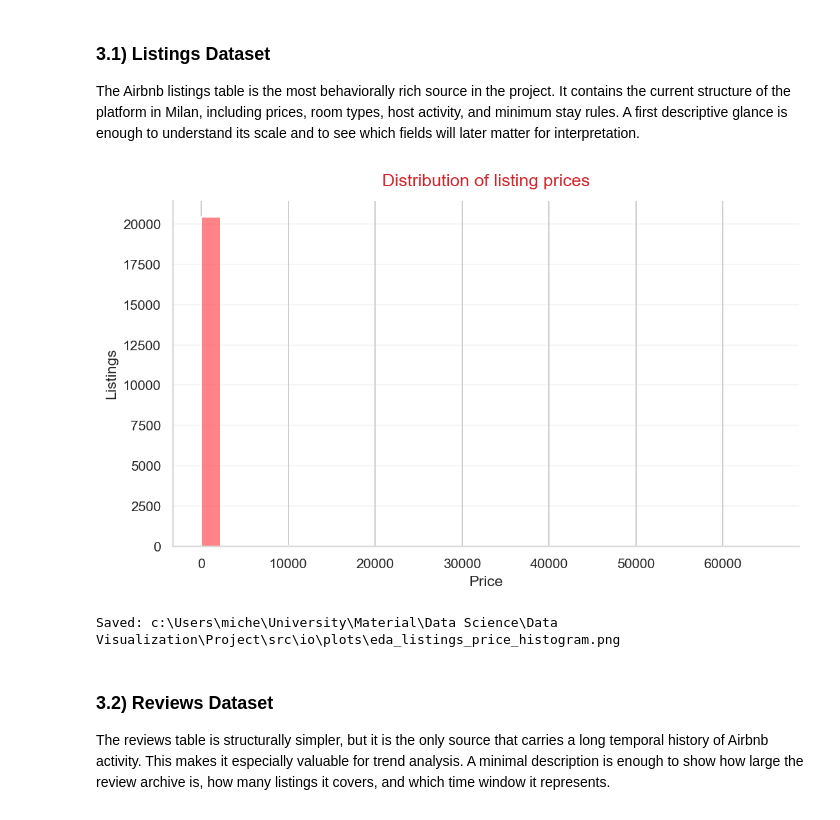
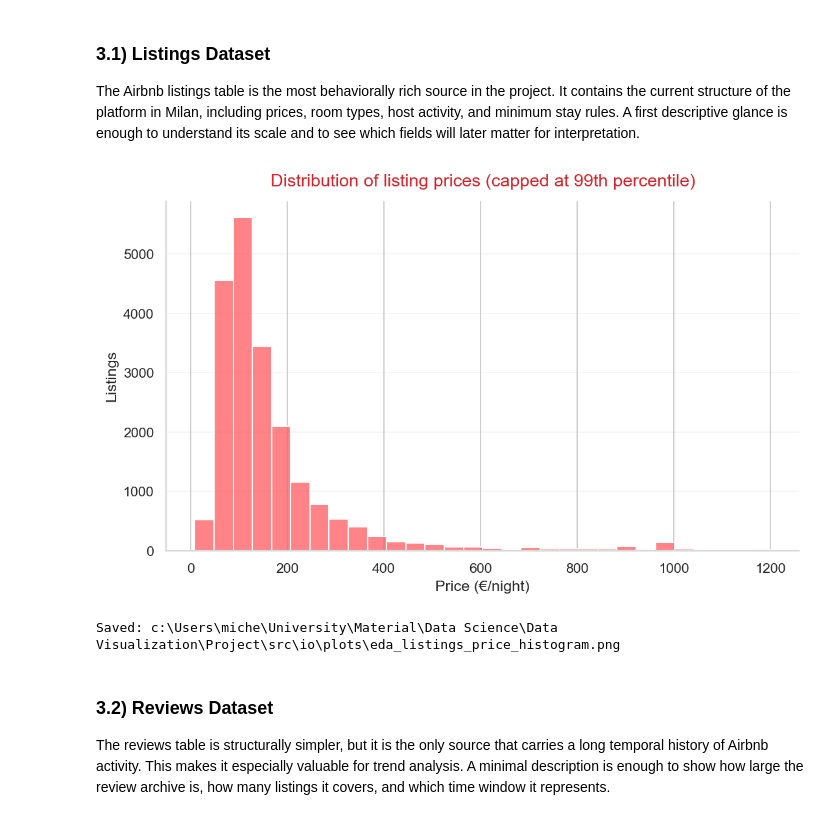
Before and after one commit to Mturco3/Data-Visualization-2026, a Jupyter notebook: src/0_Notebook.ipynb, the cells around one changed output. Saved outputs shown, nothing was run; the diff lists cells and outputs as text; code cells hidden in the pictures.

```diff
--- a/src/0_Notebook.ipynb
+++ b/src/0_Notebook.ipynb
@@ -307,22 +291,26 @@ The Airbnb listings table is the most behaviorally rich source in the project. I
 # %%
 # Build a very simple histogram of listing prices in the cleaned listings table.
 listings_price_plot = listings_clean["price"].dropna()
 
+# Cap at the 99th percentile to prevent extreme outliers from collapsing the distribution.
+price_cap = listings_price_plot.quantile(0.99)
+listings_price_plot = listings_price_plot[listings_price_plot <= price_cap]
+
 # Draw the plot with a simple distribution view of listing prices.
 fig, ax = plt.subplots(figsize=(9, 5), facecolor=palette["white"])
 sns.histplot(listings_price_plot, bins=30, ax=ax, color=palette["coral"], edgecolor=palette["white"])
-ax.set_title("Distribution of listing prices", fontsize=14, color=palette["red"], pad=12)
-ax.set_xlabel("Price")
+ax.set_title("Distribution of listing prices (capped at 99th percentile)", fontsize=14, color=palette["red"], pad=12)
+ax.set_xlabel("Price (€/night)")
 ax.set_ylabel("Listings")
 ax.grid(axis="y", alpha=0.2)
 
 # Export the figure to the plots folder and show it in the notebook.
 listings_eda_plot_path = PLOTS_DIR / "eda_listings_price_histogram.png"
 fig.savefig(listings_eda_plot_path, bbox_inches="tight")
 plt.show()
 print("Saved:", listings_eda_plot_path)
 # %% [output]
-[figure, old version]
+[figure, new version]
 Saved: c:\Users\miche\University\Material\Data Science\Data Visualization\Project\src\io\plots\eda_listings_price_histogram.png
 # %% [markdown]
 ### 3.2) Reviews Dataset
```
Also changed, not shown: parts of 8 cells of this notebook, 14 other files.
